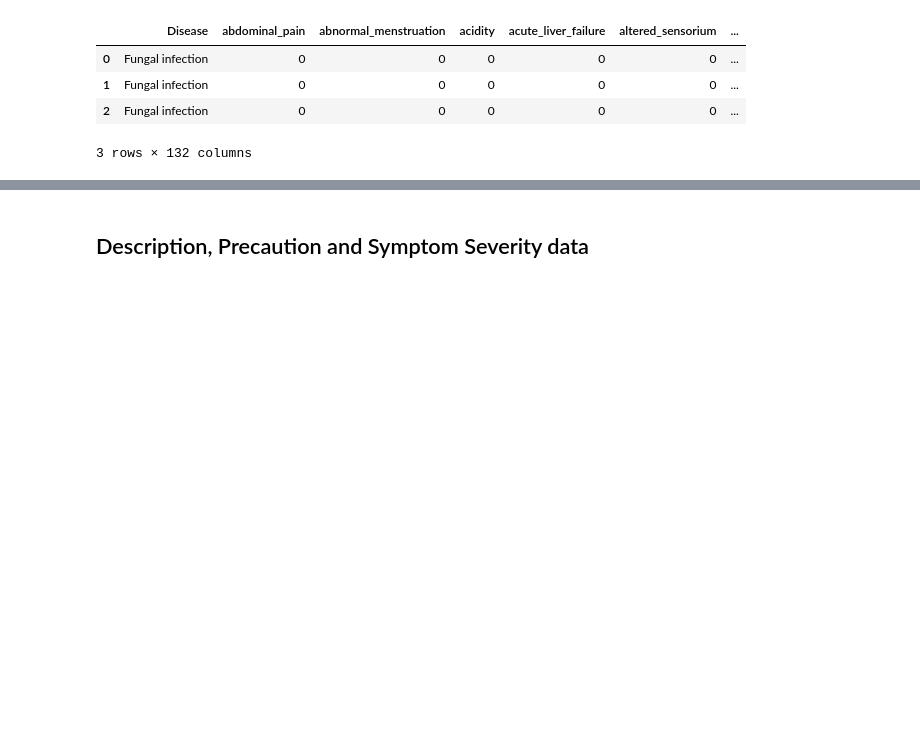
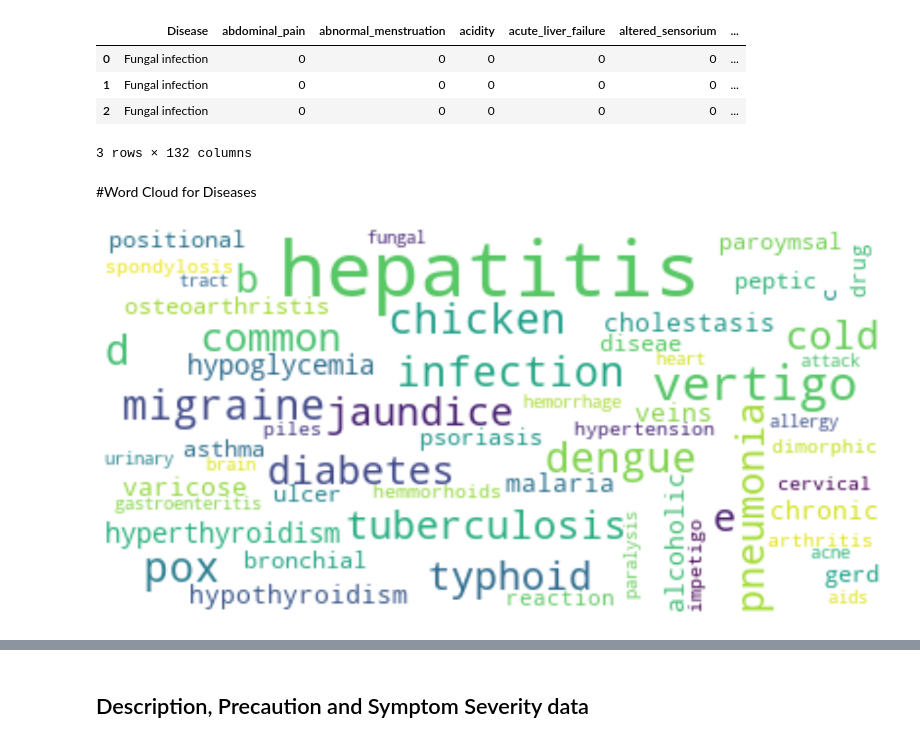
Before and after one commit to AyaElsawyElghaysh/MachineLearningProject-, a Jupyter notebook: graduation_project.ipynb, the cells around one changed output, grey strips where cells are left out. Cells and saved outputs as stored; diff of their text form; code cells hidden in the pictures; blank space fills up the shorter version.

```diff
--- a/graduation_project.ipynb
+++ b/graduation_project.ipynb
@@ -672,3 +688,19 @@ df.head(3)
 | 1 | Fungal infection | 0 | 0 | 0 | 0 | 0 | ... |
 | 2 | Fungal infection | 0 | 0 | 0 | 0 | 0 | ... |
 3 rows × 132 columns
+# %% [markdown]
+#Word Cloud for Diseases
+# %%
+import wordcloud
+#Instantiate the wordcloud object
+wc = wordcloud.WordCloud(background_color='white', collocations=False, max_font_size=40, random_state=42)
+# Generate word cloud
+wc=wc.generate(" ".join(df["Disease"]).lower())
+# Show word cloud
+plt.figure(figsize=(20,15))
+plt.imshow(wc, interpolation='bilinear')
+plt.axis("off")
+plt.show()
+#wc.to_file('wordcloud.png');
+# %% [output]
+[figure, added]
```
Also changed, not shown: parts of 4 cells of this notebook.
